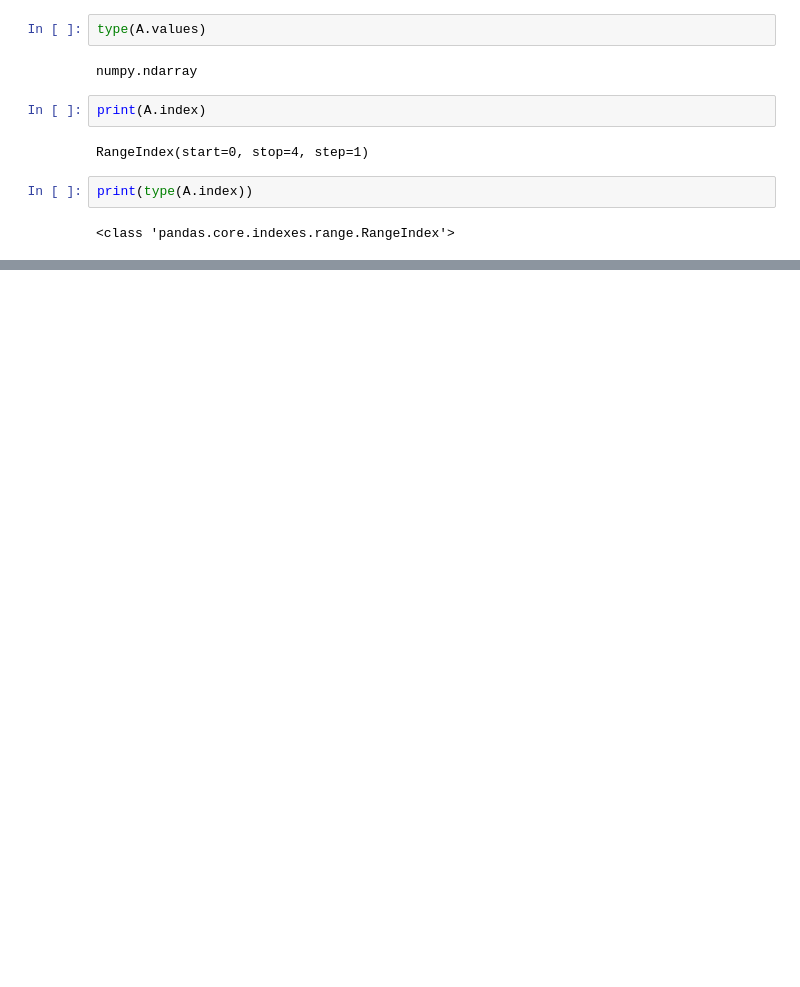
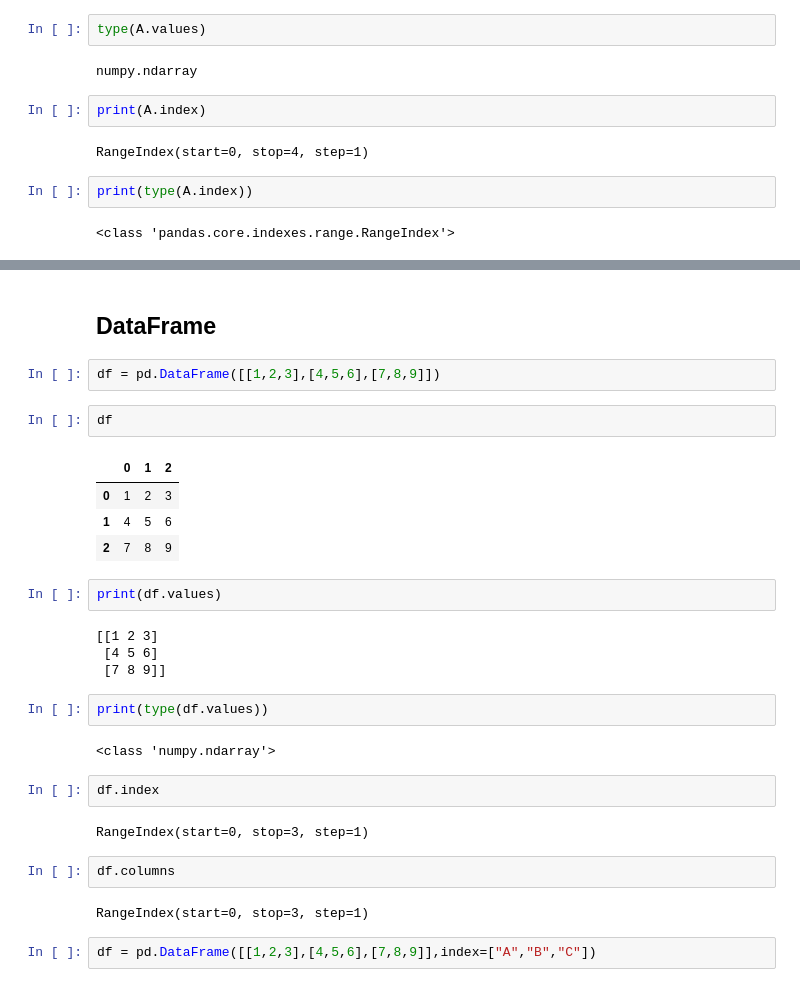
Before and after one commit to Pepcoders/Data-Science-January, a Jupyter notebook: Pandas/Pandas.ipynb, the cells around one changed output, grey strips where cells are left out. Drawn from its saved outputs; the diff is of its cells as text; blank space fills up the shorter version.

```diff
--- a/Pandas/Pandas.ipynb
+++ b/Pandas/Pandas.ipynb
@@ -47,0 +127,31 @@ dtype: int64
+# %% [markdown]
+## DataFrame
+# %%
+df = pd.DataFrame([[1,2,3],[4,5,6],[7,8,9]])
+# %%
+df
+# %% [output]
+|  | 0 | 1 | 2 |
+| 0 | 1 | 2 | 3 |
+| 1 | 4 | 5 | 6 |
+| 2 | 7 | 8 | 9 |
+# %%
+print(df.values)
+# %% [output]
+[[1 2 3]
+ [4 5 6]
+ [7 8 9]]
+# %%
+print(type(df.values))
+# %% [output]
+<class 'numpy.ndarray'>
+# %%
+df.index
+# %% [output]
+RangeIndex(start=0, stop=3, step=1)
+# %%
+df.columns
+# %% [output]
+RangeIndex(start=0, stop=3, step=1)
+# %%
+df = pd.DataFrame([[1,2,3],[4,5,6],[7,8,9]],index=["A","B","C"])
```
Also changed, not shown: parts of 30 cells of this notebook.
